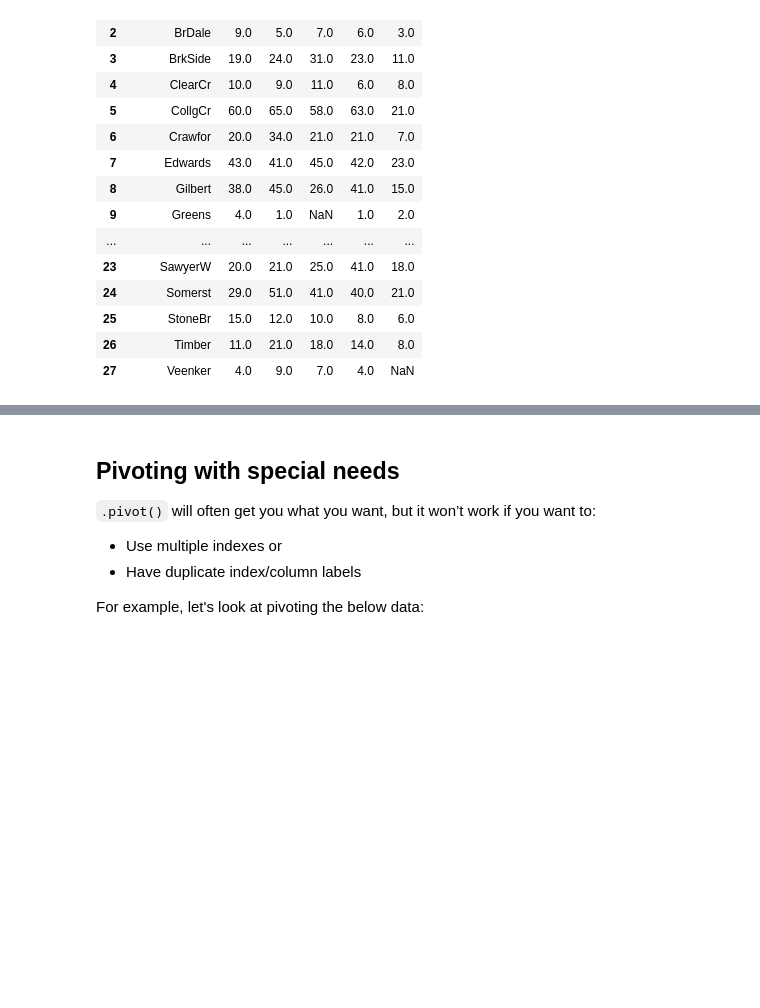
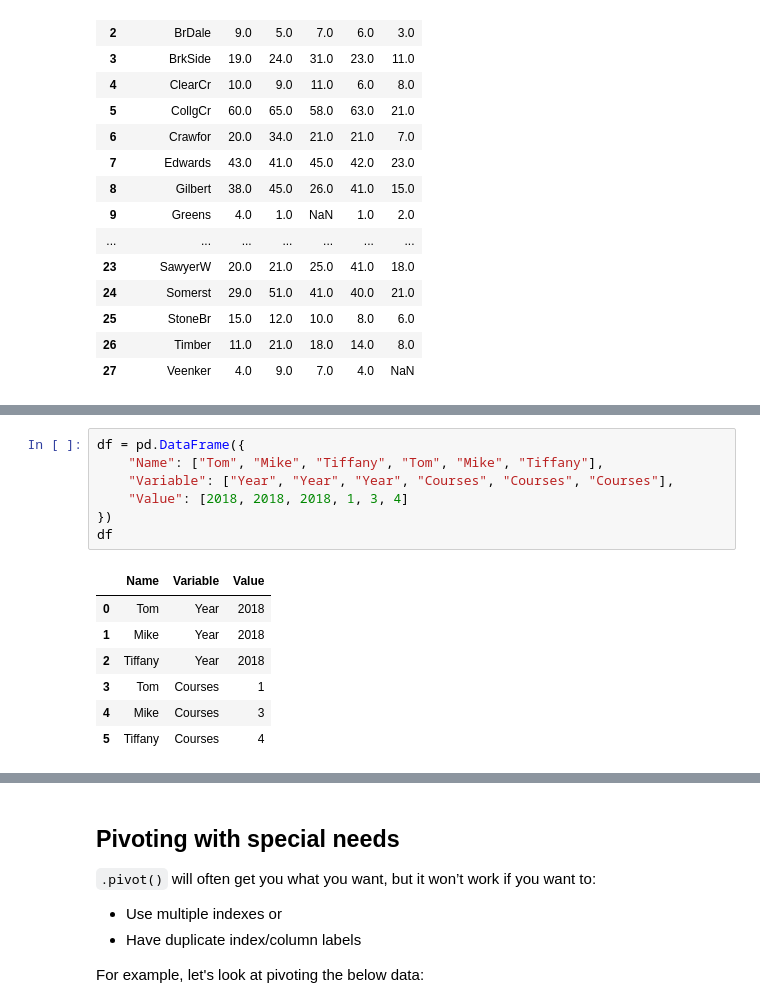
Before and after one commit to bradleyboehmke/uc-bana-6043, a Jupyter notebook: docs/_build/jupyter_execute/04-module/lesson-4a.ipynb, the cells around one changed output, grey strips where cells are left out. Cells and saved outputs as stored; diff of their text form; blank space fills up the shorter version.

```diff
--- a/docs/_build/jupyter_execute/04-module/lesson-4a.ipynb
+++ b/docs/_build/jupyter_execute/04-module/lesson-4a.ipynb
@@ -161,0 +205,15 @@ ames_pivot
+# %%
+df = pd.DataFrame({
+    "Name": ["Tom", "Mike", "Tiffany", "Tom", "Mike", "Tiffany"],
+    "Variable": ["Year", "Year", "Year", "Courses", "Courses", "Courses"],
+    "Value": [2018, 2018, 2018, 1, 3, 4]
+})
+df
+# %% [output]
+|  | Name | Variable | Value |
+| 0 | Tom | Year | 2018 |
+| 1 | Mike | Year | 2018 |
+| 2 | Tiffany | Year | 2018 |
+| 3 | Tom | Courses | 1 |
+| 4 | Mike | Courses | 3 |
+| 5 | Tiffany | Courses | 4 |
```
Also changed, not shown: parts of 7 cells of this notebook, 13 other files.
